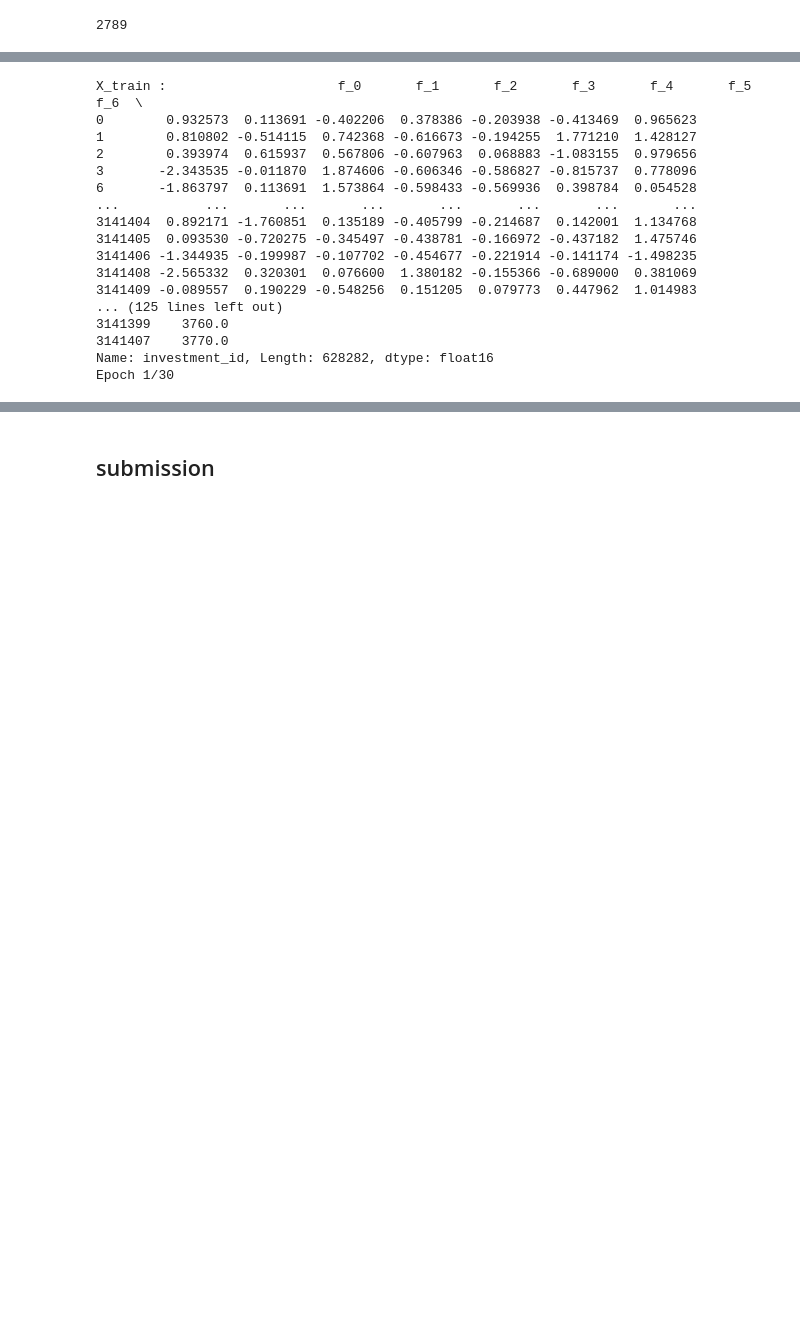
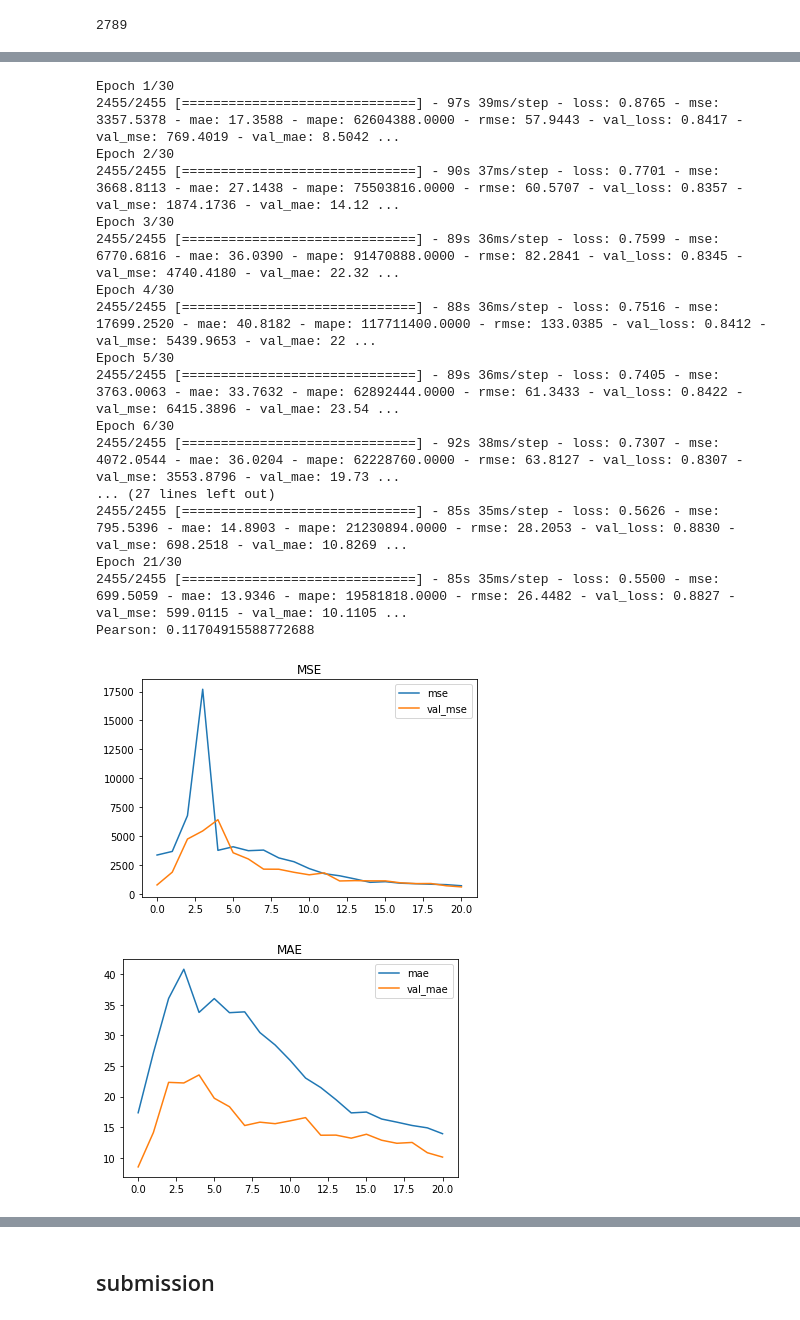
Before and after one commit to Twlee95/Kaggle_Ubi, a Jupyter notebook: ubi_qt_tf_corloss.ipynb, the cells around one changed output, grey strips where cells are left out. Drawn from its saved outputs; the diff is of its cells as text; code cells hidden in the pictures; blank space fills up the shorter version.

Commit message:
corr_output

```diff
--- a/ubi_qt_tf_corloss.ipynb
+++ b/ubi_qt_tf_corloss.ipynb
@@ -57,16 +57,21 @@ Name: target, dtype: float16
 # %% [markdown]
 ## custom loss function (ccc)
 # %%
-def corr_based_loss(pred_y, true_y):
-    pred_mean = tf.math.reduced_mean(pred_y)
-    true_mean = tf.math.reduced_mean(true_y)
+def custom_loss(pred_y, true_y):
+    pred_y = tf.cast(pred_y,tf.float32)
+    true_y = tf.cast(true_y,tf.float32)
 
-    pred_std = tf.math.reduced_std(pred_y)
-    true_std = tf.math.reduced_std(true_y)
+    pred_mean = tf.cast(tf.math.reduce_mean(pred_y),tf.float32)
+    true_mean = tf.cast(tf.math.reduce_mean(true_y),tf.float32)
 
-    corr_ = tf.math.reduced_sum((pred_y-pred_mean)*(true_y-true_mean))/(len(pred_y)-1)
+    pred_std = tf.cast(tf.math.reduce_std(pred_y),tf.float32)
+    true_std = tf.cast(tf.math.reduce_std(true_y),tf.float32)
+
+    corr_ = tf.math.reduce_sum((pred_y-pred_mean)*(true_y-true_mean))/tf.cast((len(pred_y)-1),tf.float32)
     ccc = (2*corr_*pred_std*true_std)/(pred_std**2+true_std**2+(pred_mean-true_mean)**2)
-    return ccc
+
+    mse = tf.math.reduce_sum((pred_y-true_y)**2)/tf.cast((len(pred_y)-1),tf.float32)
+    return 1- ccc + mse
 # %% [markdown]
 ## Create a IntegerLookup layer for investment_id input
 # %%
@@ -95,6 +100,7 @@ def make_dataset(feature, investment_id, y, batch_size=1024, mode="train"):
     return ds
 # %%
 def get_model():
+
     investment_id_inputs = tf.keras.Input((1, ), dtype=tf.uint16)
     features_inputs = tf.keras.Input((300, ), dtype=tf.float16)
 
@@ -118,9 +124,8 @@ def get_model():
     x = layers.Dense(32, activation='swish', kernel_regularizer="l2")(x)
     output = layers.Dense(1)(x)
     rmse = keras.metrics.RootMeanSquaredError(name="rmse")
-    corr_loss =
     model = tf.keras.Model(inputs=[investment_id_inputs, features_inputs], outputs=[output])
-    model.compile(optimizer=tf.optimizers.Adam(0.001), loss='mse', metrics=['mse', "mae", "mape", rmse])
+    model.compile(optimizer=tf.optimizers.Adam(0.001), loss=custom_loss, metrics=['mse', "mae", "mape", rmse])
     return model
 # %%
 model = get_model()
@@ -152,66 +157,62 @@ models = []
 for index, (train_indices, valid_indices) in enumerate(kfold.split(train, investment_id)):
     ##
     X_train, X_val = train.iloc[train_indices], train.iloc[valid_indices]
-    print("X_train : \n {}".format(X_train))
-    print("X_val : \n {}".format(X_val))
-    print("investment_id : \n {}".format(investment_id))
+
     investment_id_train = investment_id[train_indices]
-    print("investment_id_train : \n {}".format(investment_id_train))
 
     y_train, y_val = y.iloc[train_indices], y.iloc[valid_indices]
-    print("y_train : \n {}".format(y_train))
-    print("y_val : \n {}".format(y_val))
 
     investment_id_val = investment_id[valid_indices]
-    print("investment_id_val : \n {}".format(investment_id_val))
 
     train_ds = make_dataset(X_train, investment_id_train, y_train)
     valid_ds = make_dataset(X_val, investment_id_val, y_val, mode="valid")
 
     model = get_model()
     checkpoint = keras.callbacks.ModelCheckpoint(f"model_{index}", save_best_only=True)
     early_stop = keras.callbacks.EarlyStopping(patience=10)
     history = model.fit(train_ds, epochs=30, validation_data=valid_ds, callbacks=[checkpoint, early_stop])
 
-    model = keras.models.load_model(f"model_{index}") ## this notebook uses k-fold cross validation and the number of this model is 5
+    model = keras.models.load_model(f"model_{index}",compile=False) ## this notebook uses k-fold cross validation and the number of this model is 5
     models.append(model)
 
     pearson_score = stats.pearsonr(model.predict(valid_ds).ravel(), y_val.values)[0]
     print('Pearson:', pearson_score)
     pd.DataFrame(history.history, columns=["mse", "val_mse"]).plot()
     plt.title("MSE")
     plt.show()
     pd.DataFrame(history.history, columns=["mae", "val_mae"]).plot()
     plt.title("MAE")
     plt.show()
     pd.DataFrame(history.history, columns=["rmse", "val_rmse"]).plot()
     plt.title("RMSE")
     plt.show()
     del investment_id_train
     del investment_id_val
     del X_train
     del X_val
     del y_train
     del y_val
     del train_ds
     del valid_ds
     gc.collect()
-    break
+    #break
 # %% [output]
-X_train :                      f_0       f_1       f_2       f_3       f_4       f_5       f_6  \
-0        0.932573  0.113691 -0.402206  0.378386 -0.203938 -0.413469  0.965623
-1        0.810802 -0.514115  0.742368 -0.616673 -0.194255  1.771210  1.428127
-2        0.393974  0.615937  0.567806 -0.607963  0.068883 -1.083155  0.979656
-3       -2.343535 -0.011870  1.874606 -0.606346 -0.586827 -0.815737  0.778096
-6       -1.863797  0.113691  1.573864 -0.598433 -0.569936  0.398784  0.054528
-...           ...       ...       ...       ...       ...       ...       ...
-3141404  0.892171 -1.760851  0.135189 -0.405799 -0.214687  0.142001  1.134768
-3141405  0.093530 -0.720275 -0.345497 -0.438781 -0.166972 -0.437182  1.475746
-3141406 -1.344935 -0.199987 -0.107702 -0.454677 -0.221914 -0.141174 -1.498235
-3141408 -2.565332  0.320301  0.076600  1.380182 -0.155366 -0.689000  0.381069
-3141409 -0.089557  0.190229 -0.548256  0.151205  0.079773  0.447962  1.014983
-... (125 lines left out)
-3141399    3760.0
-3141407    3770.0
-Name: investment_id, Length: 628282, dtype: float16
 Epoch 1/30
+2455/2455 [==============================] - 97s 39ms/step - loss: 0.8765 - mse: 3357.5378 - mae: 17.3588 - mape: 62604388.0000 - rmse: 57.9443 - val_loss: 0.8417 - val_mse: 769.4019 - val_mae: 8.5042 ...
+Epoch 2/30
+2455/2455 [==============================] - 90s 37ms/step - loss: 0.7701 - mse: 3668.8113 - mae: 27.1438 - mape: 75503816.0000 - rmse: 60.5707 - val_loss: 0.8357 - val_mse: 1874.1736 - val_mae: 14.12 ...
+Epoch 3/30
+2455/2455 [==============================] - 89s 36ms/step - loss: 0.7599 - mse: 6770.6816 - mae: 36.0390 - mape: 91470888.0000 - rmse: 82.2841 - val_loss: 0.8345 - val_mse: 4740.4180 - val_mae: 22.32 ...
+Epoch 4/30
+2455/2455 [==============================] - 88s 36ms/step - loss: 0.7516 - mse: 17699.2520 - mae: 40.8182 - mape: 117711400.0000 - rmse: 133.0385 - val_loss: 0.8412 - val_mse: 5439.9653 - val_mae: 22 ...
+Epoch 5/30
+2455/2455 [==============================] - 89s 36ms/step - loss: 0.7405 - mse: 3763.0063 - mae: 33.7632 - mape: 62892444.0000 - rmse: 61.3433 - val_loss: 0.8422 - val_mse: 6415.3896 - val_mae: 23.54 ...
+Epoch 6/30
+2455/2455 [==============================] - 92s 38ms/step - loss: 0.7307 - mse: 4072.0544 - mae: 36.0204 - mape: 62228760.0000 - rmse: 63.8127 - val_loss: 0.8307 - val_mse: 3553.8796 - val_mae: 19.73 ...
+... (27 lines left out)
+2455/2455 [==============================] - 85s 35ms/step - loss: 0.5626 - mse: 795.5396 - mae: 14.8903 - mape: 21230894.0000 - rmse: 28.2053 - val_loss: 0.8830 - val_mse: 698.2518 - val_mae: 10.8269 ...
+Epoch 21/30
+2455/2455 [==============================] - 85s 35ms/step - loss: 0.5500 - mse: 699.5059 - mae: 13.9346 - mape: 19581818.0000 - rmse: 26.4482 - val_loss: 0.8827 - val_mse: 599.0115 - val_mae: 10.1105 ...
+Pearson: 0.11704915588772688
+[figure, added]
+[figure, added]
```
Also changed, not shown: parts of 2 cells of this notebook.
